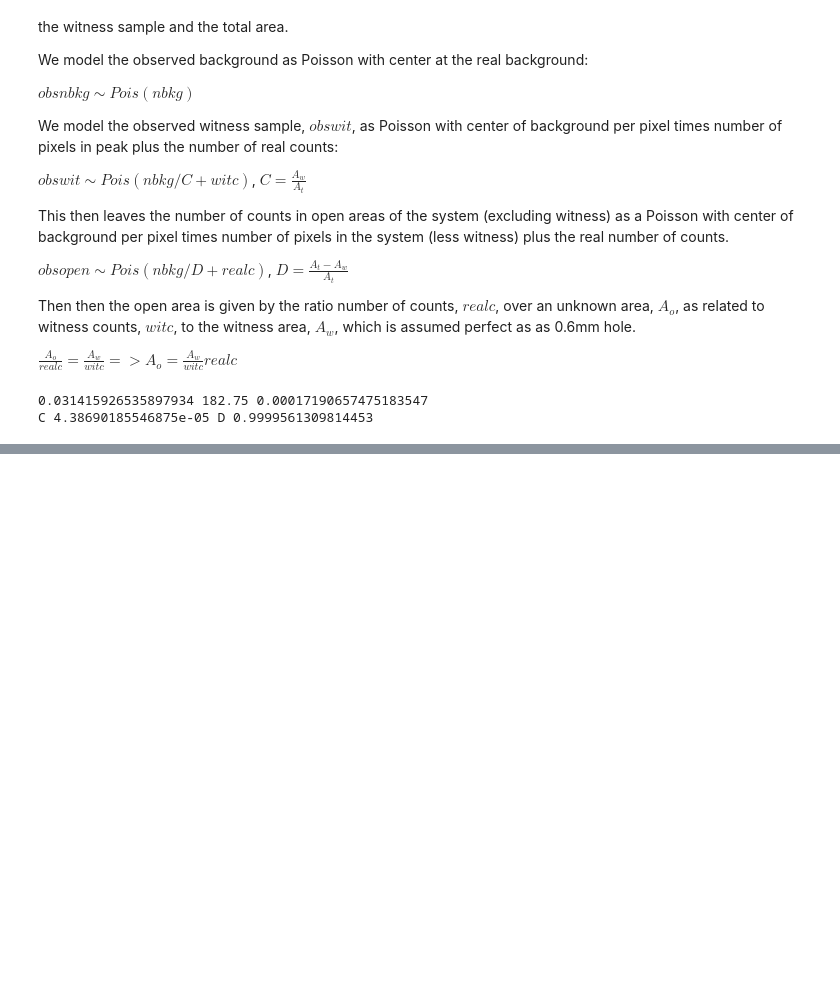
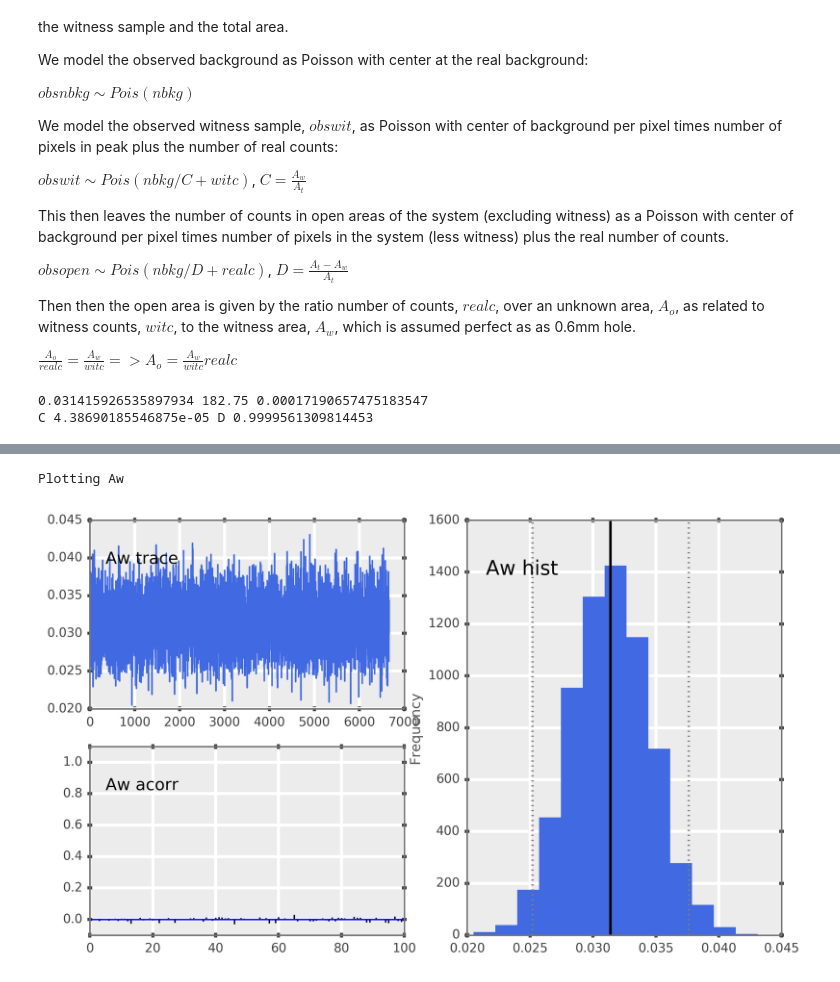
Before and after one commit to balarsen/pymc_learning, a Jupyter notebook: Foil Open Area/Open Area.ipynb, the cells around one changed output, grey strips where cells are left out. Drawn from its saved outputs; the diff is of its cells as text; code cells hidden in the pictures; blank space fills up the shorter version.

```diff
--- a/Foil Open Area/Open Area.ipynb
+++ b/Foil Open Area/Open Area.ipynb
@@ -356,0 +450,5 @@ The ratio Brian/Phil is: 0.708530 or 1.411373
+# %%
+mc.Matplot.plot(Aw)
+# %% [output]
+Plotting Aw
+[figure, added]
```
Also changed, not shown: parts of 9 cells of this notebook.
